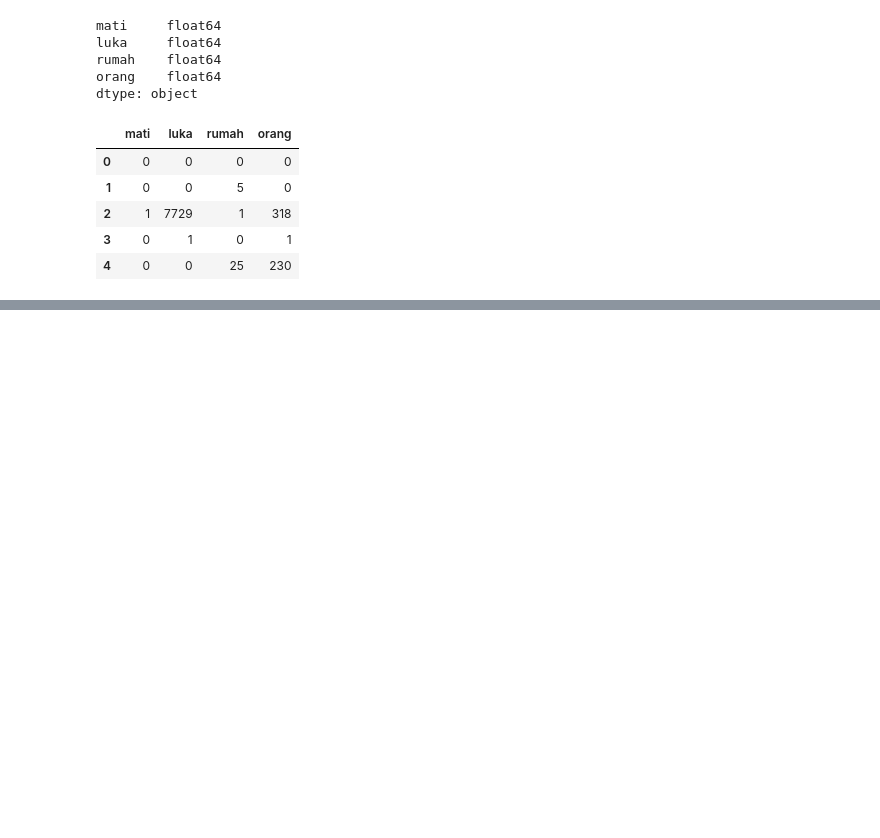
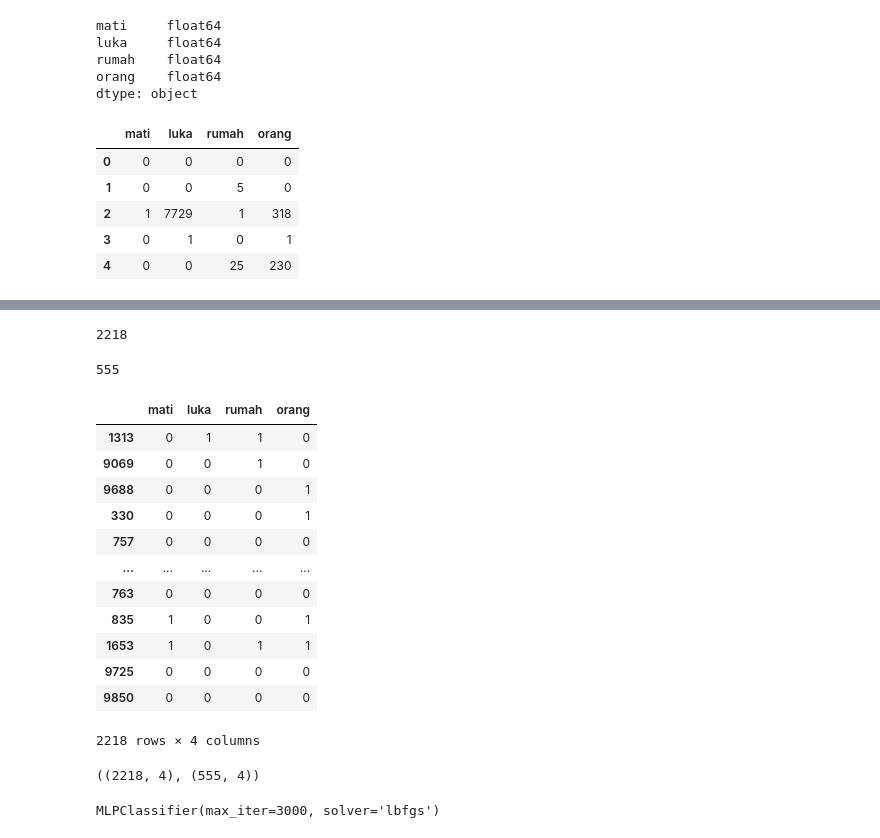
Before and after one commit to alwaysyu/PetaKabar, a Jupyter notebook: compare.ipynb, the cells around one changed output, grey strips where cells are left out. Drawn from its saved outputs; the diff is of its cells as text; code cells hidden in the pictures; blank space fills up the shorter version.

```diff
--- a/compare.ipynb
+++ b/compare.ipynb
@@ -92,0 +156,13 @@ dtype: int64
+# %%
+keparahanValues = []
+
+for index, row in cls_old_bencana.iterrows():
+  result = calculate(orang=int(row['orang']), \
+      luka=int(row['luka']), \
+        rumah=int(row['rumah']), \
+          mati=int(row['mati']))
+
+  keparahanValues.append(result)
+# %%
+cls_old_bencana['keparahannew'] = keparahanValues
+cls_old_bencana.head()
@@ -92,0 +198,30 @@ dtype: int64
+# %%
+len(X_train)
+# %% [output]
+2218
+# %%
+len(X_test)
+# %% [output]
+555
+# %%
+X_train
+# %% [output]
+|  | mati | luka | rumah | orang |
+| 1313 | 0 | 1 | 1 | 0 |
+| 9069 | 0 | 0 | 1 | 0 |
+| 9688 | 0 | 0 | 0 | 1 |
+| 330 | 0 | 0 | 0 | 1 |
+| 757 | 0 | 0 | 0 | 0 |
+| ... | ... | ... | ... | ... |
+| 763 | 0 | 0 | 0 | 0 |
+| 835 | 1 | 0 | 0 | 1 |
+| 1653 | 1 | 0 | 1 | 1 |
+| 9725 | 0 | 0 | 0 | 0 |
+| 9850 | 0 | 0 | 0 | 0 |
+2218 rows × 4 columns
+# %%
+# Check the shape of X_train and X_test
+
+X_train.shape, X_test.shape
+# %% [output]
+((2218, 4), (555, 4))
@@ -92,0 +236,29 @@ dtype: int64
+# %%
+# Create model
+from sklearn.naive_bayes import GaussianNB
+from sklearn.ensemble import RandomForestClassifier
+from sklearn.linear_model import LogisticRegression
+from sklearn.tree import DecisionTreeClassifier
+from sklearn.svm import SVC
+from sklearn.neighbors import KNeighborsClassifier
+from sklearn.neural_network import MLPClassifier
+
+## Instantiate the model
+gnb = GaussianNB()
+rf = RandomForestClassifier()
+logreg = LogisticRegression(max_iter=3000, solver='lbfgs')
+d_tree = DecisionTreeClassifier()
+svc=SVC()
+knn = KNeighborsClassifier() # default nilai k = 5
+dl = MLPClassifier(solver='lbfgs', max_iter=3000)
+
+## Fit the model
+gnb.fit(X_train, y_train)
+rf.fit(X_train,y_train)
+logreg.fit(X_train, y_train)
+d_tree.fit(X_train, y_train)
+svc.fit(X_train,y_train)
+knn.fit(X_train, y_train)
+dl.fit(X_train, y_train)
+# %% [output]
+MLPClassifier(max_iter=3000, solver='lbfgs')
```
Also changed, not shown: parts of 22 cells of this notebook.
